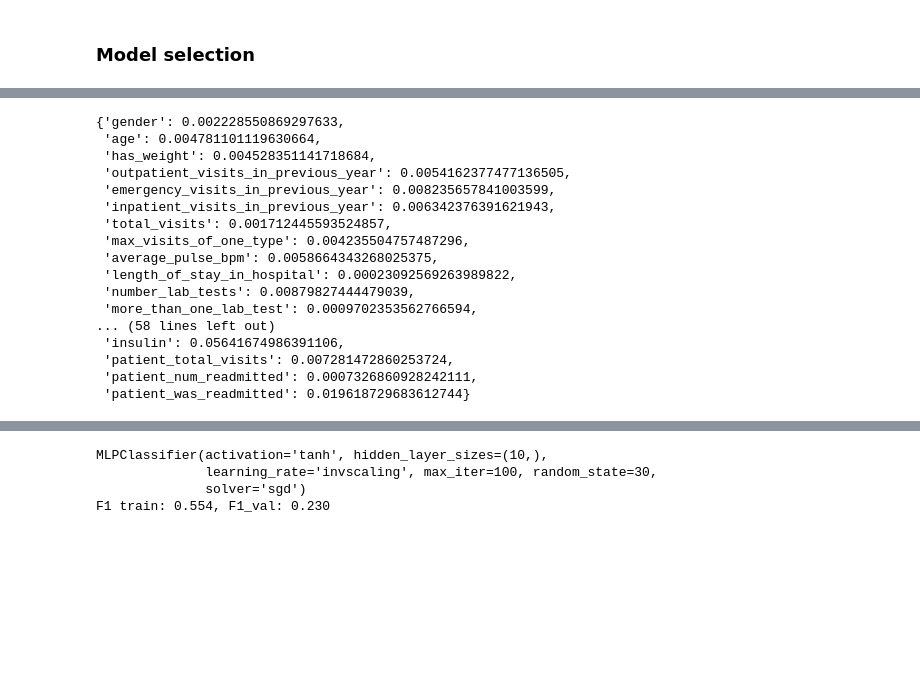
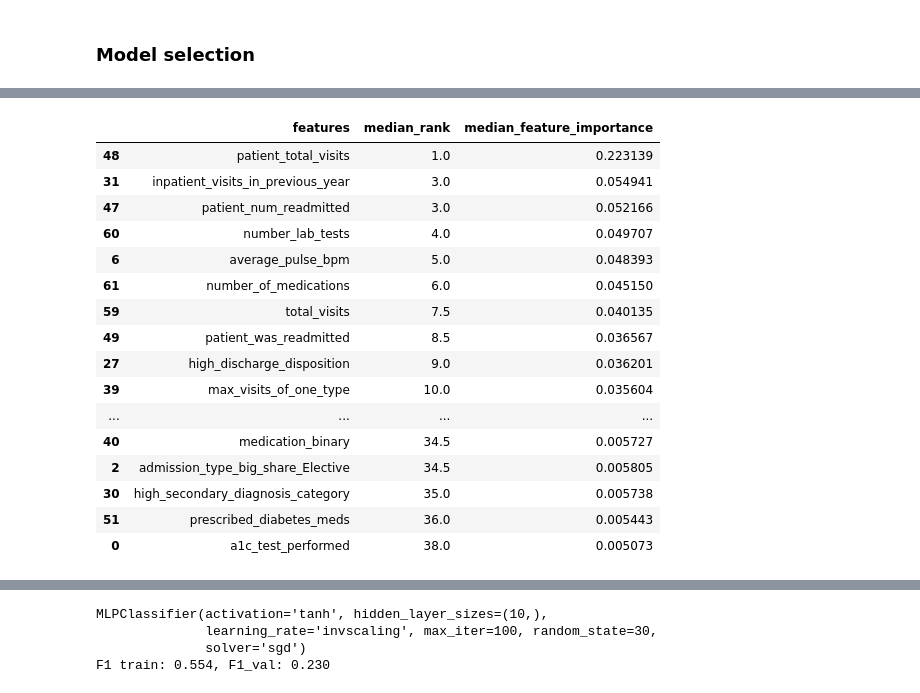
Before and after one commit to ontenkutsenko/ML_Hospital_Readmissions, a Jupyter notebook: Workbook Anton new.ipynb, the cells around one changed output, grey strips where cells are left out. Saved outputs shown, nothing was run; the diff lists cells and outputs as text; code cells hidden in the pictures; blank space fills up the shorter version.

```diff
--- a/Workbook Anton new.ipynb
+++ b/Workbook Anton new.ipynb
@@ -1458,31 +1471,31 @@ fdf = pd.DataFrame(np.array([result[k][4] for k in range(len(result))]).T)
 fdf['features'] = result[0][3]
 fdf.set_index('features', inplace = True)
 ranked_df = fdf.rank(ascending=False)
-ranked_df['average_rank'] = ranked_df.mean(axis=1)
-ranked_df['average_feature_importance'] = fdf.mean(axis=1)
+ranked_df['median_rank'] = ranked_df.median(axis=1)
+ranked_df['median_feature_importance'] = fdf.median(axis=1)
 ranked_df.reset_index(inplace = True)
-ranked_df = ranked_df[['features', 'average_rank', 'average_feature_importance']]
-features = ranked_df.sort_values(by = 'average_rank').head(30)['features']
+ranked_df = ranked_df[['features', 'median_rank', 'median_feature_importance']]
+features = ranked_df.sort_values(by = 'median_rank').head(40)['features']
 # %%
-dict(zip(result[0][3], result[0][4]))
+ranked_df[ranked_df['median_feature_importance'] > 0.005].sort_values(by = 'median_rank')
 # %% [output]
-{'gender': 0.002228550869297633,
- 'age': 0.004781101119630664,
- 'has_weight': 0.004528351141718684,
- 'outpatient_visits_in_previous_year': 0.0054162377477136505,
- 'emergency_visits_in_previous_year': 0.008235657841003599,
- 'inpatient_visits_in_previous_year': 0.006342376391621943,
- 'total_visits': 0.001712445593524857,
- 'max_visits_of_one_type': 0.004235504757487296,
- 'average_pulse_bpm': 0.0058664343268025375,
- 'length_of_stay_in_hospital': 0.00023092569263989822,
- 'number_lab_tests': 0.00879827444479039,
- 'more_than_one_lab_test': 0.0009702353562766594,
-... (58 lines left out)
- 'insulin': 0.05641674986391106,
- 'patient_total_visits': 0.007281472860253724,
- 'patient_num_readmitted': 0.0007326860928242111,
- 'patient_was_readmitted': 0.019618729683612744}
+|  | features | median_rank | median_feature_importance |
+| 48 | patient_total_visits | 1.0 | 0.223139 |
+| 31 | inpatient_visits_in_previous_year | 3.0 | 0.054941 |
+| 47 | patient_num_readmitted | 3.0 | 0.052166 |
+| 60 | number_lab_tests | 4.0 | 0.049707 |
+| 6 | average_pulse_bpm | 5.0 | 0.048393 |
+| 61 | number_of_medications | 6.0 | 0.045150 |
+| 59 | total_visits | 7.5 | 0.040135 |
+| 49 | patient_was_readmitted | 8.5 | 0.036567 |
+| 27 | high_discharge_disposition | 9.0 | 0.036201 |
+| 39 | max_visits_of_one_type | 10.0 | 0.035604 |
+| ... | ... | ... | ... |
+| 40 | medication_binary | 34.5 | 0.005727 |
+| 2 | admission_type_big_share_Elective | 34.5 | 0.005805 |
+| 30 | high_secondary_diagnosis_category | 35.0 | 0.005738 |
+| 51 | prescribed_diabetes_meds | 36.0 | 0.005443 |
+| 0 | a1c_test_performed | 38.0 | 0.005073 |
 # %%
 k = 1
 feature_names = result[k][3]
```
Also changed, not shown: parts of 6 cells of this notebook, 1 other file.
